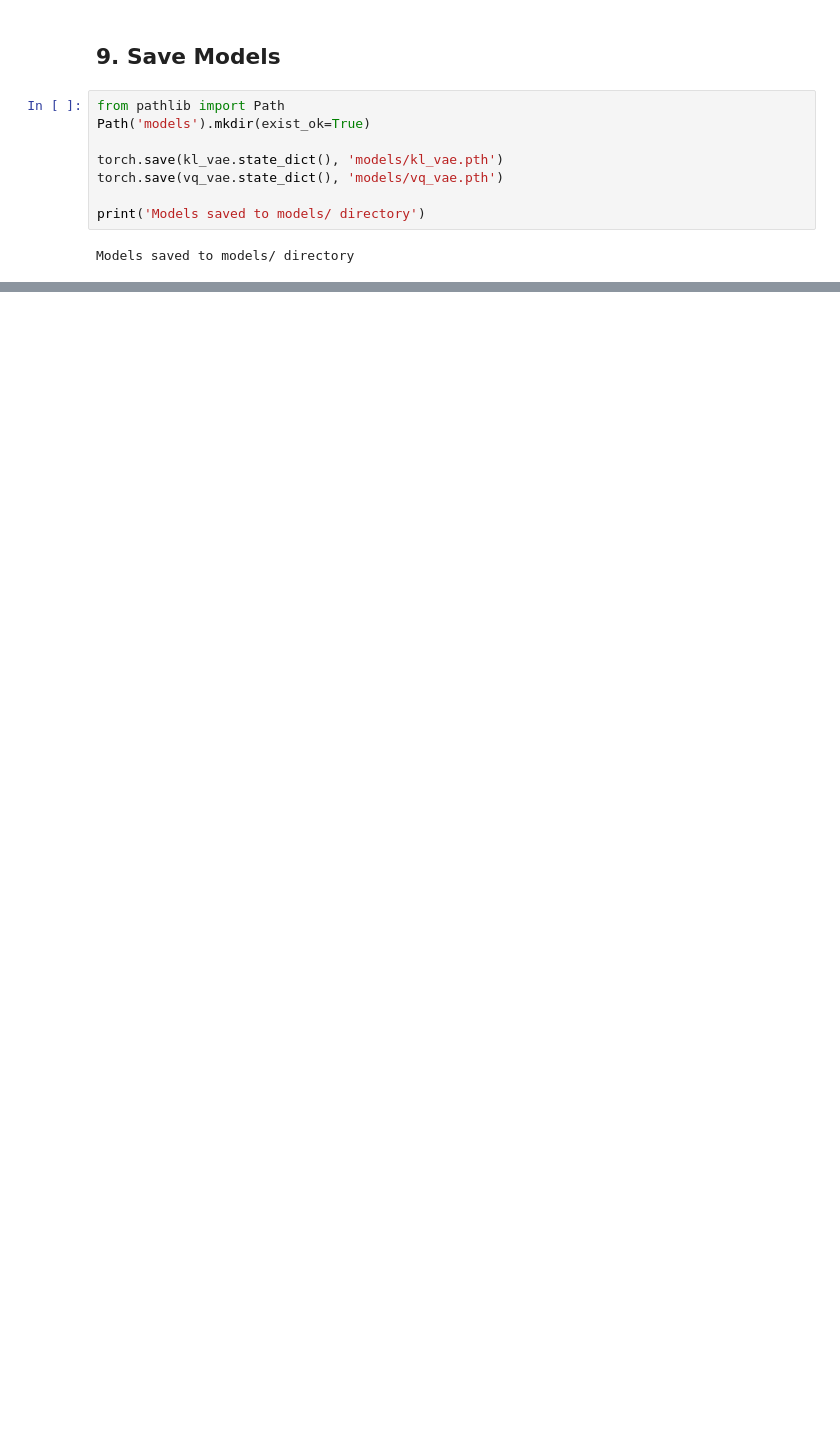
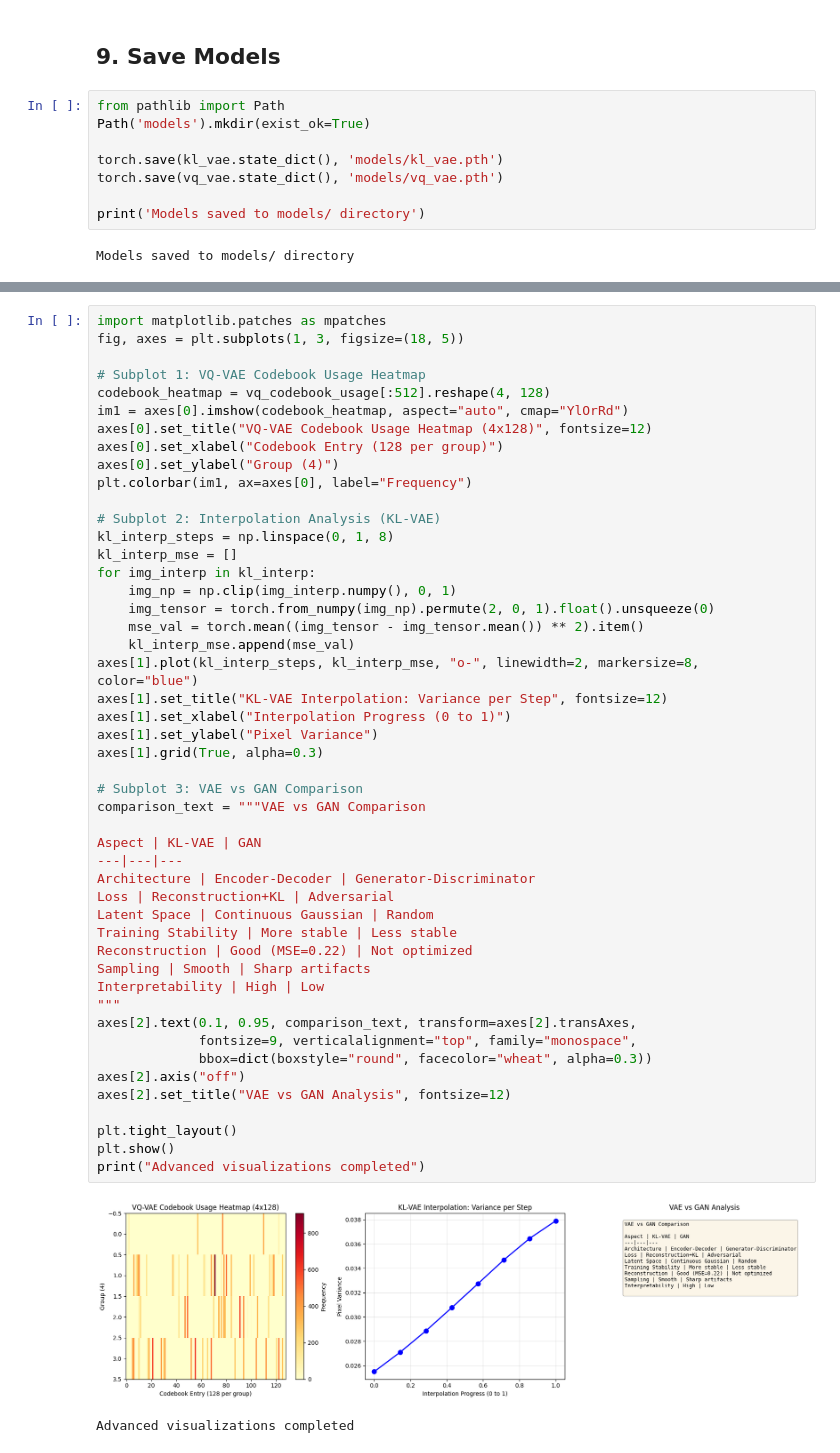
Before and after one commit to AbiyaMakruf/TelU-CaseBased-VAE-KecerdasanBuatanGeneratifPadaVisiKomputer, a Jupyter notebook: notebook.ipynb, the cells around one changed output, grey strips where cells are left out. Saved outputs shown, nothing was run; the diff lists cells and outputs as text; blank space fills up the shorter version.

```diff
--- a/notebook.ipynb
+++ b/notebook.ipynb
@@ -662,0 +823,51 @@ Models saved to models/ directory
+# %%
+import matplotlib.patches as mpatches
+fig, axes = plt.subplots(1, 3, figsize=(18, 5))
+
+# Subplot 1: VQ-VAE Codebook Usage Heatmap
+codebook_heatmap = vq_codebook_usage[:512].reshape(4, 128)
+im1 = axes[0].imshow(codebook_heatmap, aspect="auto", cmap="YlOrRd")
+axes[0].set_title("VQ-VAE Codebook Usage Heatmap (4x128)", fontsize=12)
+axes[0].set_xlabel("Codebook Entry (128 per group)")
+axes[0].set_ylabel("Group (4)")
+plt.colorbar(im1, ax=axes[0], label="Frequency")
+
+# Subplot 2: Interpolation Analysis (KL-VAE)
+kl_interp_steps = np.linspace(0, 1, 8)
+kl_interp_mse = []
+for img_interp in kl_interp:
+    img_np = np.clip(img_interp.numpy(), 0, 1)
+    img_tensor = torch.from_numpy(img_np).permute(2, 0, 1).float().unsqueeze(0)
+    mse_val = torch.mean((img_tensor - img_tensor.mean()) ** 2).item()
+    kl_interp_mse.append(mse_val)
+axes[1].plot(kl_interp_steps, kl_interp_mse, "o-", linewidth=2, markersize=8, color="blue")
+axes[1].set_title("KL-VAE Interpolation: Variance per Step", fontsize=12)
+axes[1].set_xlabel("Interpolation Progress (0 to 1)")
+axes[1].set_ylabel("Pixel Variance")
+axes[1].grid(True, alpha=0.3)
+
+# Subplot 3: VAE vs GAN Comparison
+comparison_text = """VAE vs GAN Comparison
+
+Aspect | KL-VAE | GAN
+---|---|---
+Architecture | Encoder-Decoder | Generator-Discriminator
+Loss | Reconstruction+KL | Adversarial
+Latent Space | Continuous Gaussian | Random
+Training Stability | More stable | Less stable
+Reconstruction | Good (MSE=0.22) | Not optimized
+Sampling | Smooth | Sharp artifacts
+Interpretability | High | Low
+"""
+axes[2].text(0.1, 0.95, comparison_text, transform=axes[2].transAxes,
+             fontsize=9, verticalalignment="top", family="monospace",
+             bbox=dict(boxstyle="round", facecolor="wheat", alpha=0.3))
+axes[2].axis("off")
+axes[2].set_title("VAE vs GAN Analysis", fontsize=12)
+
+plt.tight_layout()
+plt.show()
+print("Advanced visualizations completed")
+# %% [output]
+[figure, added]
+Advanced visualizations completed
```
Also changed, not shown: parts of 14 cells of this notebook, 5 other files.
